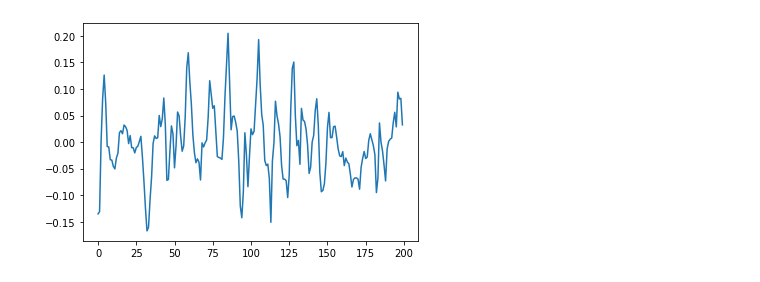
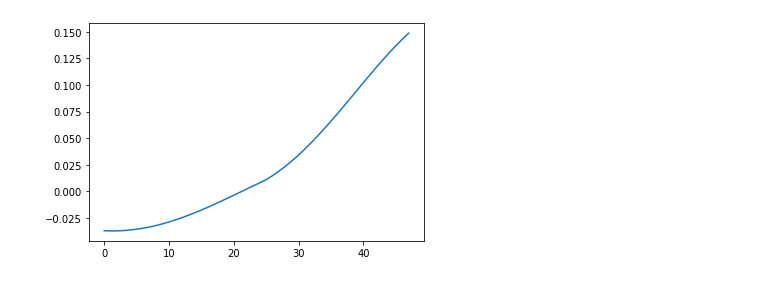
Before and after one commit to MartiyaZare/black-box-attack, a Jupyter notebook: data_plotter.ipynb, the cells around one changed output. Cells and saved outputs as stored; diff of their text form; code cells hidden in the pictures.

```diff
--- a/data_plotter.ipynb
+++ b/data_plotter.ipynb
@@ -6,5 +24,5 @@ from MZPackage.Utilities import *
 # %%
-dataSet = loadData("adversarial_data_set_conv")
-plotOneSequenceFromData(dataSet,0,6)
+dataSet = loadData("Anomaly_Detection_Model_Data/normalized_data_set")
+plotOneSequenceFromData(dataSet,0,2)
 # %% [output]
-[figure, old version]
+[figure, new version]
```
Also changed, not shown: parts of 23 cells of this notebook, 24 other files.
